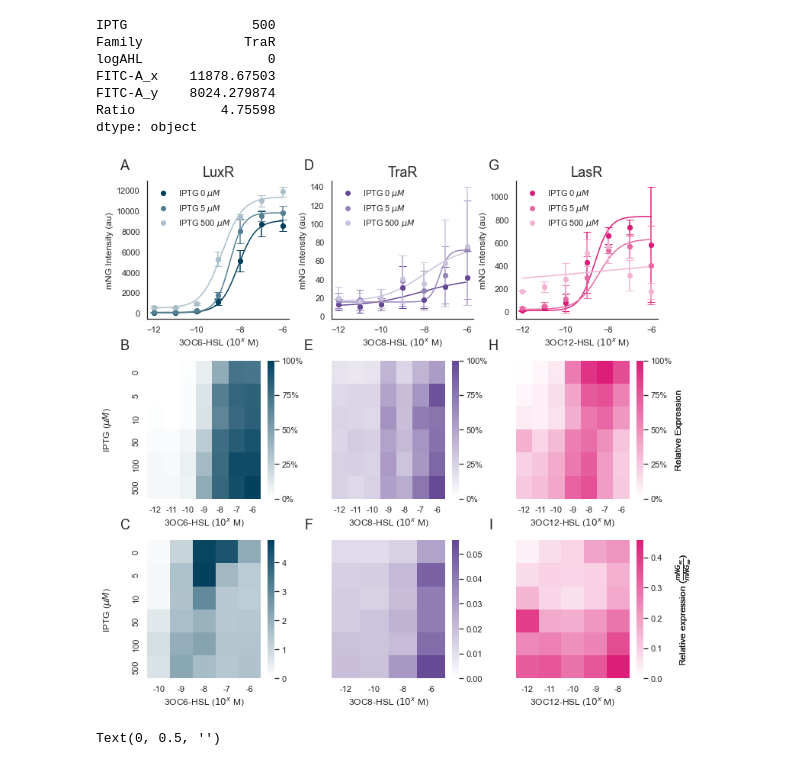
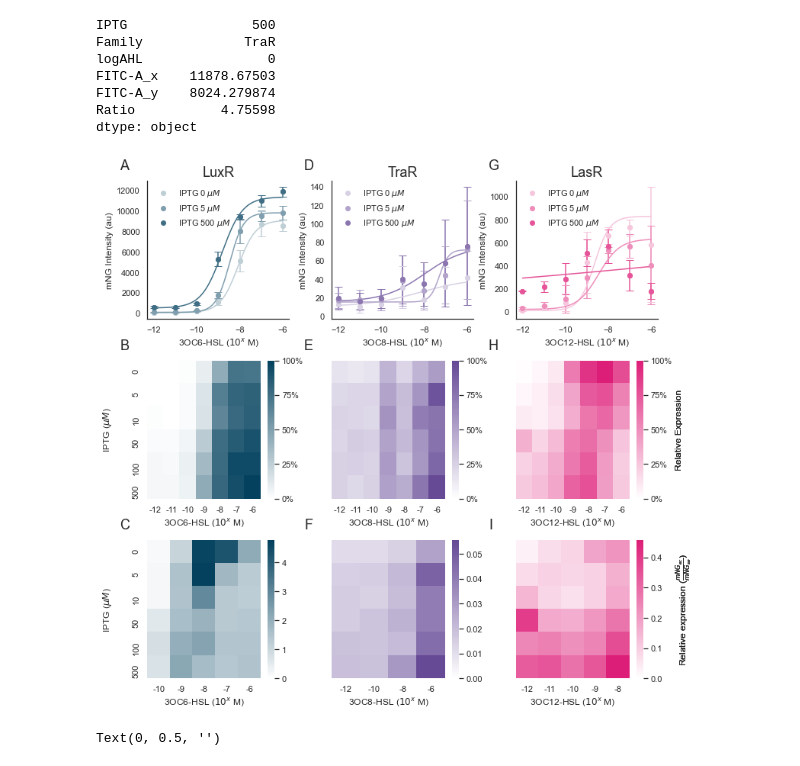
Before and after one commit to Jsakkos/cyano-sync, a Jupyter notebook: notebooks/Characterization - ec.ipynb, the cells around one changed output. Cells and saved outputs as stored; diff of their text form; code cells hidden in the pictures.

Commit message:
Updated figures 2 and 3 for revision

```diff
--- a/notebooks/Characterization - ec.ipynb
+++ b/notebooks/Characterization - ec.ipynb
@@ -65,20 +65,26 @@ def AHL_cmap(Family,n,r=False):
         else:
             Tra_rgbs = colorFader(c2,c1,n)
         return matplotlib.colors.ListedColormap(Tra_rgbs, name='TraR')
-def AHL_cols(Family,n):
+def AHL_cols(Family,n,r=False):
     if Family == 'LuxR':
         c2='#ffffff' #white
         c1='#003f5c' #blue
-        return colorFader(c1,c2,n)
+
     elif Family == 'LasR':
         c2='#ffffff' #white
         c1='#dd1c77' #pink #
-        return colorFader(c1,c2,n)
+
 
     elif Family == 'TraR':
         c2='#ffffff' #white
         c1='#644895' #purple #
+
+    if not r:
         return colorFader(c1,c2,n)
+    else:
+        return colorFader(c2,c1,n)
+from typing import Optional
+
 
 def restore_minor_ticks_log_plot(
     ax: Optional[plt.Axes] = None, n_subticks=9
@@ -272,7 +278,7 @@ def plot_hill(median_fluorescence,IPTG_range,Family,fits,colormap,ax=None,  **kw
     ax = ax or plt.gca()
     lines = []
     n = len(IPTG_range)
-    colors = AHL_cols(Family,n)
+    colors = AHL_cols(Family,n+1,r=True)
     mfi = median_fluorescence[median_fluorescence.Family ==Family]
     mean = mfi.groupby(['IPTG','logAHL']).mean().reset_index()[['IPTG','logAHL','AHL','FITC-A']]
     std = mfi.groupby(['IPTG','logAHL']).std().reset_index()[['IPTG','logAHL','AHL','FITC-A']]
@@ -280,7 +286,7 @@ def plot_hill(median_fluorescence,IPTG_range,Family,fits,colormap,ax=None,  **kw
         mn = mean[(mean.IPTG==iptg) & (mean.logAHL != 0)]
         sd = std[(std.IPTG==iptg) & (std.logAHL != 0)]
         fit = fits[(fits.IPTG==iptg) & (fits.Family==Family)].mean()
-        ax.errorbar(x=mn.logAHL.values,y=mn['FITC-A'].values,yerr=sd['FITC-A'].values,color=colors[i],capsize=5,ls='',marker='o')
+        ax.errorbar(x=mn.logAHL.values,y=mn['FITC-A'].values,yerr=sd['FITC-A'].values,color=colors[i+1],capsize=5,ls='',marker='o')
         def func(x, slope, ec50,min_,max_):
             return (max_ -min_) / (1 + 10**(slope * (np.log10(ec50)-np.log10(x)))) + min_
 
@@ -288,8 +294,8 @@ def plot_hill(median_fluorescence,IPTG_range,Family,fits,colormap,ax=None,  **kw
         x = np.linspace(mn.AHL.min(), mn.AHL.max(), int(n))
         y_fit = func(x, fit['Slope'], fit['EC50'],fit['Min'],fit['Max'])
         # fits=fits.append(pd.DataFrame(np.concatenate([[x], [y_fit],[np.ones(len(x))*iptg]]).T,columns=['AHL','FITC-A','IPTG']),ignore_index=True)
-        lines2, =ax.plot(np.log10(x), y_fit, '-',color = colors[i],label='IPTG {:.1f} fit'.format(iptg))
-        lines += ax.plot(mn.logAHL.values, mn['FITC-A'].values, 'o',color = colors[i],label=r'IPTG {} $\mu M$'.format(iptg))
+        lines2, =ax.plot(np.log10(x), y_fit, '-',color = colors[i+1],label='IPTG {:.1f} fit'.format(iptg))
+        lines += ax.plot(mn.logAHL.values, mn['FITC-A'].values, 'o',color = colors[i+1],label=r'IPTG {} $\mu M$'.format(iptg))
 
     labels = [l.get_label() for l in lines]
     #labels = ax.get_labels()
@@ -481,9 +487,9 @@ for i,family in enumerate(families):
     axs[i].axis('off') """
 
 # # Hill plots
-plot_hill(mfi,[0,5,500],'LuxR',fits,Lux_cmap,ax=axes[0, 0])
-plot_hill(mfi,[0,5,500],'TraR',fits,Tra_cmap,ax=axes[0, 1])
-plot_hill(mfi,[0,5,500],'LasR',fits,Las_cmap,ax=axes[0, 2])
+plot_hill(mfi,[0,5,500],'LuxR',fits,Lux_cmap_r,ax=axes[0, 0])
+plot_hill(mfi,[0,5,500],'TraR',fits,Tra_cmap_r,ax=axes[0, 1])
+plot_hill(mfi,[0,5,500],'LasR',fits,Las_cmap_r,ax=axes[0, 2])
 
 # # Heatmaps
 make_heatmap(mfi,'LuxR',axes[1, 0],cmap=Lux_cmap_r)
@@ -514,34 +520,34 @@ axes[2,2].get_yaxis().set_visible(False)
 """ for ax in axes[0]:
     ax.axis('off')
     ax.set_ylabel('')
     ax.set_xlabel('')
     ax.set_yticklabels([])
     ax.set_xticklabels([])
     for s in spines:
         ax.spines[s].set_visible(False) """
 #for ax in axes[3]:
     #ax.axis('off')
 fig.align_ylabels()
 #fig.tight_layout()
 axes[0,0].set_title('LuxR',fontsize=18)
 axes[0,1].set_title('TraR',fontsize=18)
 axes[0,2].set_title('LasR',fontsize=18)
 
 label_panel(axes[0,0],'A')
 label_panel(axes[1,0],'B')
 label_panel(axes[2,0],'C')
 label_panel(axes[0,1],'D')
 label_panel(axes[1,1],'E')
 label_panel(axes[2,1],'F')
 label_panel(axes[0,2],'G')
 label_panel(axes[1,2],'H')
 label_panel(axes[2,2],'I')
 
 
 
 fig.savefig('../Figures/EC Characterization.png',dpi=300,bbox_inches='tight')
 # %% [output]
-[figure, old version]
+[figure, new version]
 # %%
 fig = plt.figure(figsize=(6.5,3))
 gs0 = gridspec.GridSpec(1, 3, figure=fig,wspace=.3,hspace=.3)
```
Also changed, not shown: parts of 1 cell of this notebook, 3 other files.
